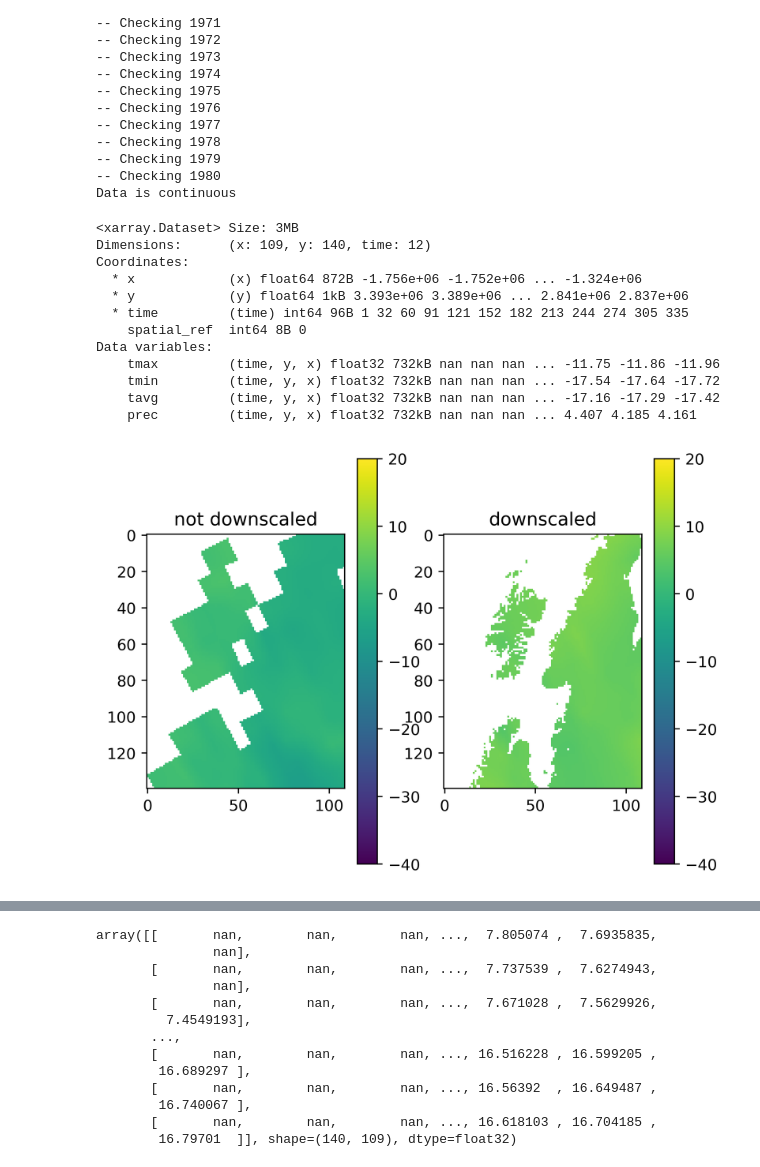
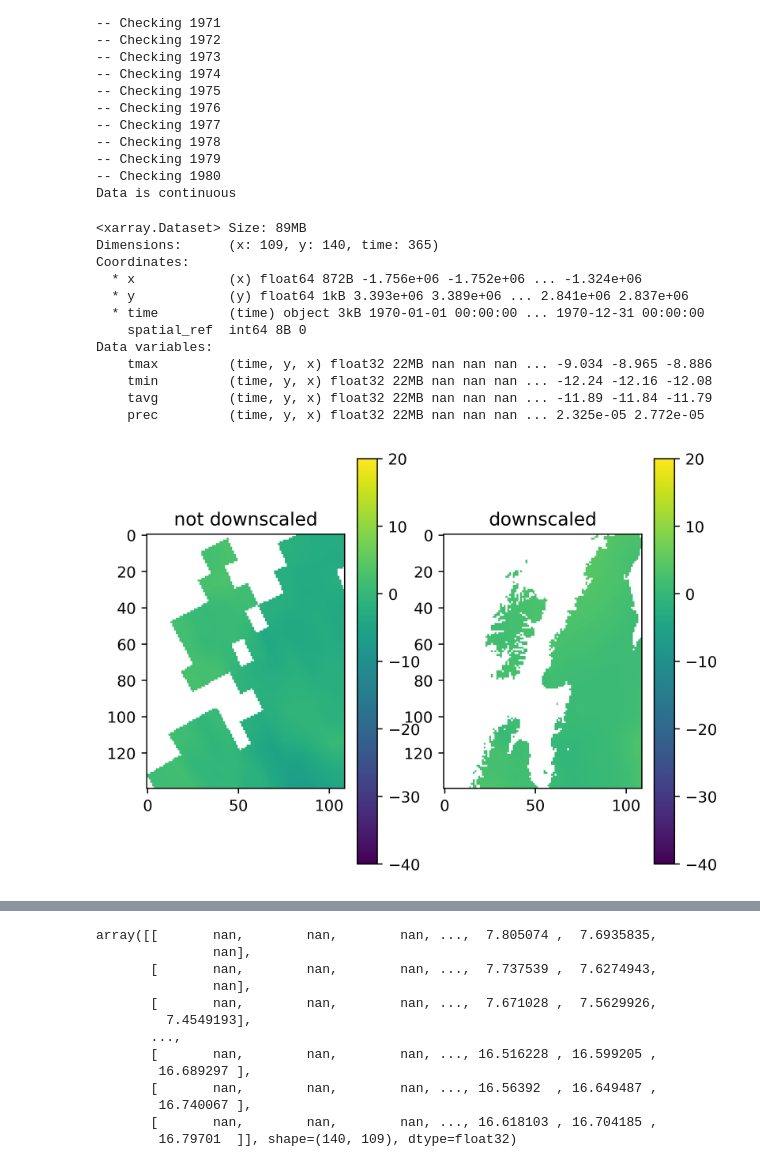
Before and after one commit to uaf-arctic-eco-modeling/Input_production, a Jupyter notebook: tiles-downscale-scratch.ipynb, the cells around one changed output, grey strips where cells are left out. Cells and saved outputs as stored; diff of their text form; code cells hidden in the pictures.

```diff
--- a/tiles-downscale-scratch.ipynb
+++ b/tiles-downscale-scratch.ipynb
@@ -40,7 +40,7 @@ for cru_file in list(Path('/media/rwspicer/data/V3/tem/02-arctic/cru-jra/').glob
     if year < 1970 or year > 2001:
         continue
 
-    temp = crujra.AnnualDaily(year,cru_file, verbose=False)
+    temp = crujra.AnnualDaily(year, cru_file, verbose=False, force_aoi_to='tmax', aoi_nodata=np.nan)
     # temp.reproject(tile_index.crs.to_wkt())
     annual_list.append(temp)
 
@@ -180,24 +224,24 @@ Data variables:
 # %%
-variables = {
-    'tmax': {'function': 'temperature', 'temperature': 'tmax','correction_factor':'tmax', 'name': 'tmax'},
-    'tmin': {'function': 'temperature', 'temperature': 'tmin','correction_factor':'tmin', 'name': 'tmin'},
-    'tavg': {'function': 'temperature', 'temperature': 'tmp','correction_factor':'tavg', 'name': 'tavg'},
-    'prec': {'function': 'precipitation', 'precipitation': 'pre','correction_factor':'prec', 'name': 'prec'},
-}
+# variables = {
+#     'tmax': {'function': 'temperature', 'temperature': 'tmax','correction_factor':'tmax', 'name': 'tmax'},
+#     'tmin': {'function': 'temperature', 'temperature': 'tmin','correction_factor':'tmin', 'name': 'tmin'},
+#     'tavg': {'function': 'temperature', 'temperature': 'tmp','correction_factor':'tavg', 'name': 'tavg'},
+#     'prec': {'function': 'precipitation', 'precipitation': 'pre','correction_factor':'prec', 'name': 'prec'},
+# }
 
-year = 1970
+# year = 1970
 
-self = mytile
-source_id, correction_id ='cru_AnnualTimeSeries','correction_factors'
+# self = mytile
+# source_id, correction_id ='cru_AnnualTimeSeries','correction_factors'
 
-correction = self.data[correction_id]
-source = self.data[source_id][year].dataset
-temp = []
-for var, info in variables.items():
-    func = downscalers.LOOKUP[info['function']]
-    current = func(source, correction, info)
-    current.name = info['name']
-    temp.append(current)
+# correction = self.data[correction_id]
+# source = self.data[source_id][year].dataset
+# temp = []
+# for var, info in variables.items():
+#     func = downscalers.LOOKUP[info['function']]
+#     current = func(source, correction, info)
+#     current.name = info['name']
+#     temp.append(current)
 
-downscaled = xr.merge(temp)
-downscaled
+# downscaled = xr.merge(temp)
+# downscaled
@@ -237,7 +268,7 @@ for year in range(1970,1981):
         downscaled.AnnualDaily(
             year,
             mytile.downscale_year(
-                year, 'cru_AnnualTimeSeries','cru_baseline', 'worldclim', variables
+                year, 'cru_AnnualTimeSeries','correction_factors', variables
             )
         )
     )
@@ -279,35 +310,35 @@ Data is continuous
 # %%
 downscaled_data[1970].dataset
 # %% [output]
-<xarray.Dataset> Size: 3MB
-Dimensions:      (x: 109, y: 140, time: 12)
+<xarray.Dataset> Size: 89MB
+Dimensions:      (x: 109, y: 140, time: 365)
 Coordinates:
   * x            (x) float64 872B -1.756e+06 -1.752e+06 ... -1.324e+06
   * y            (y) float64 1kB 3.393e+06 3.389e+06 ... 2.841e+06 2.837e+06
-  * time         (time) int64 96B 1 32 60 91 121 152 182 213 244 274 305 335
+  * time         (time) object 3kB 1970-01-01 00:00:00 ... 1970-12-31 00:00:00
     spatial_ref  int64 8B 0
 Data variables:
-    tmax         (time, y, x) float32 732kB nan nan nan ... -11.75 -11.86 -11.96
-    tmin         (time, y, x) float32 732kB nan nan nan ... -17.54 -17.64 -17.72
-    tavg         (time, y, x) float32 732kB nan nan nan ... -17.16 -17.29 -17.42
-    prec         (time, y, x) float32 732kB nan nan nan ... 4.407 4.185 4.161
+    tmax         (time, y, x) float32 22MB nan nan nan ... -9.034 -8.965 -8.886
+    tmin         (time, y, x) float32 22MB nan nan nan ... -12.24 -12.16 -12.08
+    tavg         (time, y, x) float32 22MB nan nan nan ... -11.89 -11.84 -11.79
+    prec         (time, y, x) float32 22MB nan nan nan ... 2.325e-05 2.772e-05
 # %%
 not_downscaled = mytile.data['cru_AnnualTimeSeries'][1970].dataset
 
 
 fig, axes = plt.subplots(1,2, dpi=400)
 axes[0].imshow(not_downscaled['tmax'].data[0] - corrections.ZERO_C_IN_K, vmin=-40, vmax=20)
 axes[0].set_title('not downscaled')
 
 
-im = axes[1].imshow(downscaled['tmax'].data[1], vmin=-40, vmax=20)
+im = axes[1].imshow(downscaled_data[1970].dataset['tmax'].data[1], vmin=-40, vmax=20)
 axes[1].set_title('downscaled')
 fig.colorbar(im, ax=axes[1])
 fig.colorbar(im, ax=axes[0])
 
 plt.show()
 # %% [output]
-[figure, old version]
+[figure, new version]
 # %%
 not_downscaled = mytile.data['cru_AnnualTimeSeries'][1970].dataset
 
```
Also changed, not shown: parts of 12 cells of this notebook, 2 other files.
